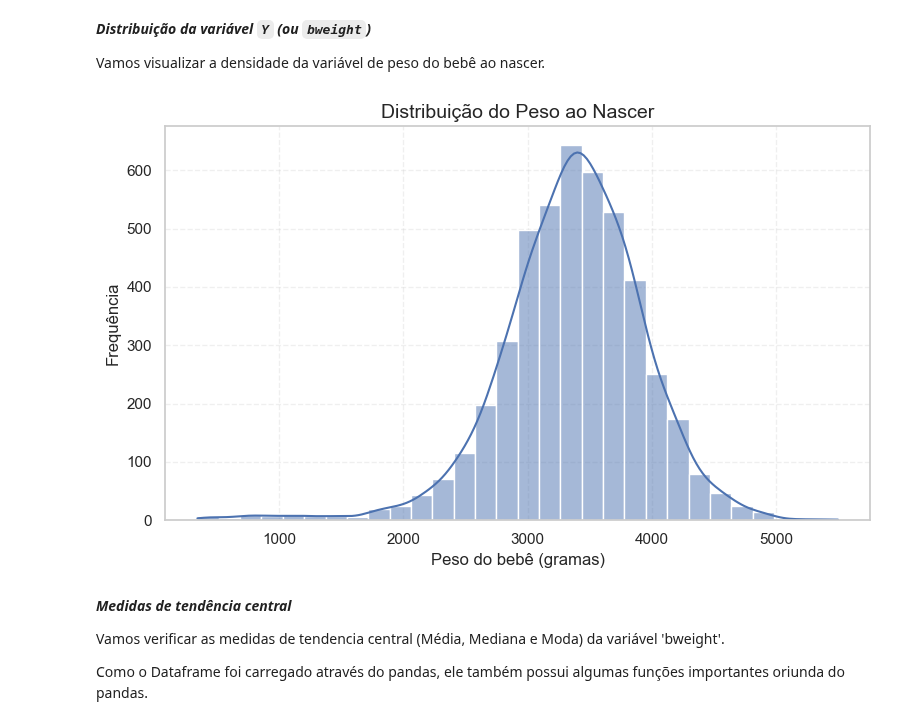
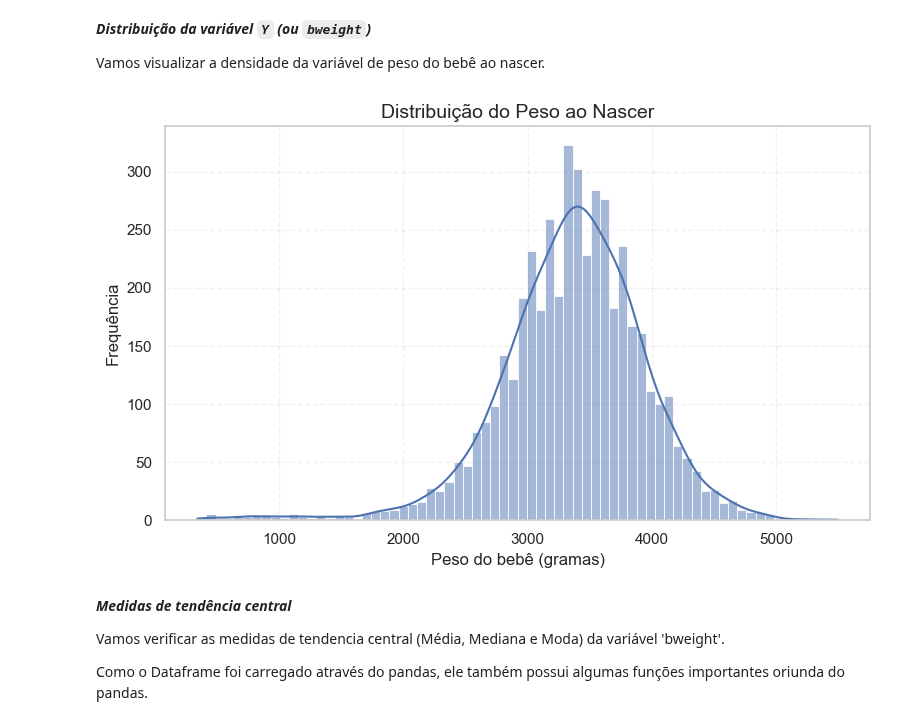
Before and after one commit to Daniel-Uhr/UFSC_2025, a Jupyter notebook: Seminario_2025_UFSC.ipynb, the cells around one changed output. Drawn from its saved outputs; the diff is of its cells as text; code cells hidden in the pictures.

```diff
--- a/Seminario_2025_UFSC.ipynb
+++ b/Seminario_2025_UFSC.ipynb
@@ -547,23 +547,23 @@ Vamos visualizar a densidade da variável de peso do bebê ao nascer.
 # %%
 # Definir estilo e paleta
 sns.set_theme(style="whitegrid", palette="deep")
 plt.figure(figsize=(8,5))
 
 # Origem dos Dados
-sns.histplot(data["Y"], bins=30, kde=True, alpha=0.5)
+sns.histplot(data["Y"], bins=70, kde=True, alpha=0.5)
 
 # Títulos e rótulos
 plt.title("Distribuição do Peso ao Nascer", fontsize=14)
 plt.xlabel("Peso do bebê (gramas)", fontsize=12)
 plt.ylabel("Frequência", fontsize=12)
 
 # Ajustar grid
 plt.grid(True, linestyle="--", alpha=0.3)
 
 plt.tight_layout()
 plt.show()
 # %% [output]
-[figure, old version]
+[figure, new version]
 # %% [markdown]
 ***Medidas de tendência central***
 
```
Also changed, not shown: parts of 14 cells of this notebook.
